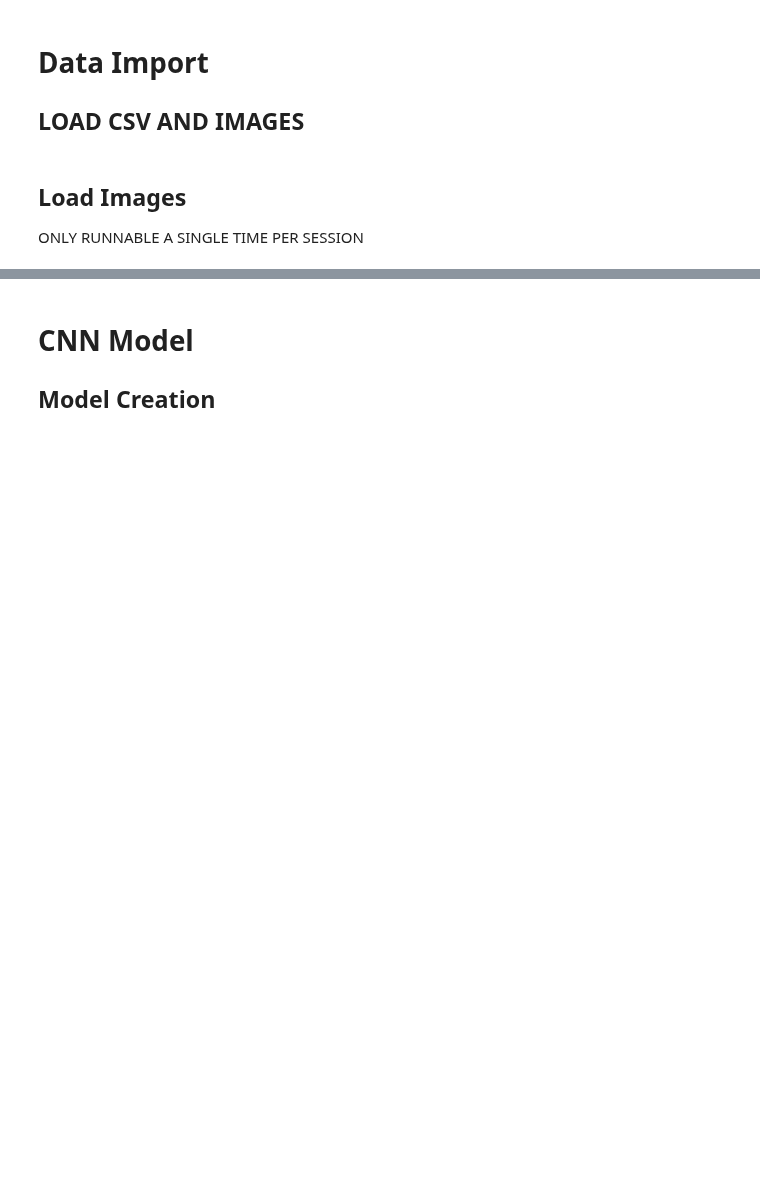
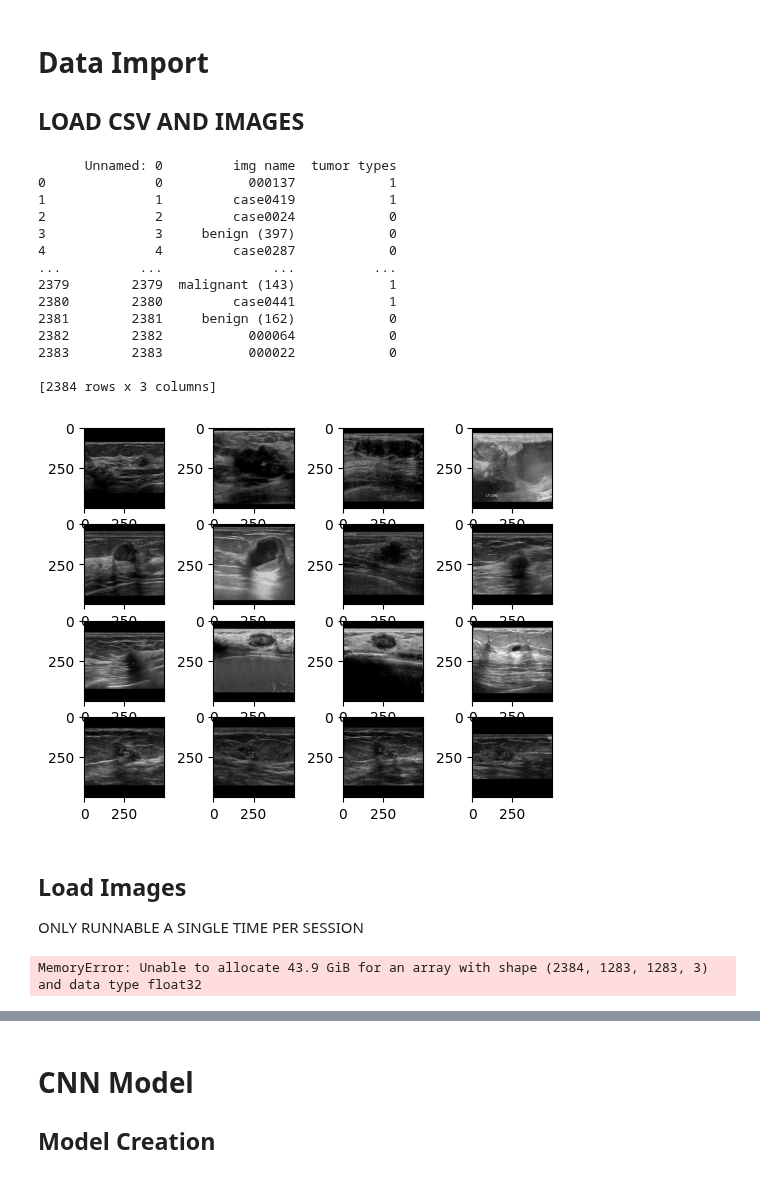
Before and after one commit to SethCram/CS474-Deep-Learning, a Jupyter notebook: HW4/HW4_CNN_Cancer.ipynb, the cells around one changed output, grey strips where cells are left out. Cells and saved outputs as stored; diff of their text form; code cells hidden in the pictures; blank space fills up the shorter version.

Commit message:
load in images and resize them all in one go

```diff
--- a/HW4/HW4_CNN_Cancer.ipynb
+++ b/HW4/HW4_CNN_Cancer.ipynb
@@ -33,28 +33,68 @@ drive.mount('/content/drive')
 # Data Import
 ## LOAD CSV AND IMAGES
 # %%
-#LOAD CSV AND IMAGES
+#LOAD CSV AND IMAGES (in proper resolution)
 
 df=pd.read_csv('https://raw.githubusercontent.com/SethCram/CS474-Deep-Learning/main/HW4/train.csv', sep = ',')
 print(df)
 
 training_imgs_path = 'trainImgs/'
 test_imgs_path = 'testImgs/'
 
+targetWidth = 500
+targetHeight = 500
+
 # store training and test imgs greyscaled
-x_train_diff_reses = np.array([
-        cv.imread(training_imgs_path + row[1] + ".png", 0).astype('float32') for row in df.values],
-        dtype='object'
+x_train = np.array([
+            cv.resize( #resize to desired size
+                cv.imread(training_imgs_path + row[1] + ".png"),
+                dsize=(targetWidth, targetHeight)
+                #should aspect ratio be kept constant?
+            )
+            for row in df.values
+        ]
     )
-x_test_diff_reses = np.array([
-        cv.imread(test_imgs_path + str(i) + ".png", 0).astype('float32')
-        for i in range(1248)],
-        dtype='object'
+x_test = np.array([
+        cv.resize( #resize to desired size
+            cv.imread(test_imgs_path + str(i) + ".png"),
+            dsize=(targetWidth, targetHeight),
+            #should aspect ratio be kept constant?
+        )
+        for i in range(1248)]
     )
+
+#store whether benign (0?) or malignant (1?)
+y_train = np.array([row[2] for row in df.values], dtype='float32')
+
+nImg = 4
+for i in range(nImg*nImg):
+    plt.subplot(nImg, nImg, i+1)
+    plt.imshow(x_train[i], cmap = 'Greys_r')
+plt.show()
+
+pass
+# %% [output]
+      Unnamed: 0         img name  tumor types
+0              0           000137            1
+1              1         case0419            1
+2              2         case0024            0
+3              3     benign (397)            0
+4              4         case0287            0
+...          ...              ...          ...
+2379        2379  malignant (143)            1
+2380        2380         case0441            1
+2381        2381     benign (162)            0
+2382        2382           000064            0
+2383        2383           000022            0
+
+[2384 rows x 3 columns]
+[figure, added]
 # %% [markdown]
 ## Load Images
 ONLY RUNNABLE A SINGLE TIME PER SESSION
 # %%
+## UNUSED
+
 #ONLY RUNNABLE A SINGLE TIME PER SESSION
 def load_imgs(x_train_size, x_test_size, max_width, max_height, show_sample = True, batch_size=100):
 
@@ -68,8 +108,8 @@ def load_imgs(x_train_size, x_test_size, max_width, max_height, show_sample = Tr
     # would better recognise diff scaled data
     # or get same size of inputs too
 
-    x_train = np.empty((x_train_size, max_width, max_height), dtype='float32')
-    x_test = np.empty((x_test_size, max_width, max_height), dtype='float32')
+    x_train = np.empty((x_train_size, max_width, max_height, 3), dtype='float32')
+    x_test = np.empty((x_test_size, max_width, max_height, 3), dtype='float32')
 
     for i, image in enumerate(x_train_diff_reses):
         #x_train_diff_reses[i] = pad_image(
@@ -85,7 +125,7 @@ def load_imgs(x_train_size, x_test_size, max_width, max_height, show_sample = Tr
             0,
             max_width-image.shape[1],
             cv.BORDER_CONSTANT
-        )/255.0 #normalize
+        )#/255.0 #normalize
 
     #x_train = np.expand_dims(x_train, -1)
 
@@ -103,7 +143,7 @@ def load_imgs(x_train_size, x_test_size, max_width, max_height, show_sample = Tr
             0,
             max_width-image.shape[1],
             cv.BORDER_CONSTANT
-        )/255.0 #normalize
+        )#/255.0 #normalize
 
     #x_test = np.expand_dims(x_test, -1)
 
@@ -153,3 +193,5 @@ x_train, y_train, x_test, y_test = load_imgs(len(x_train_diff_reses), len(x_test
 
 print('Data shape:', 'x_train:', x_train.shape, 'x_test:', x_test.shape)
 print('Data shape:', 'y_train:', y_train.shape, 'y_test:', y_test.shape)
+# %% [output]
+MemoryError: Unable to allocate 43.9 GiB for an array with shape (2384, 1283, 1283, 3) and data type float32
```
Also changed, not shown: parts of 8 cells of this notebook.
